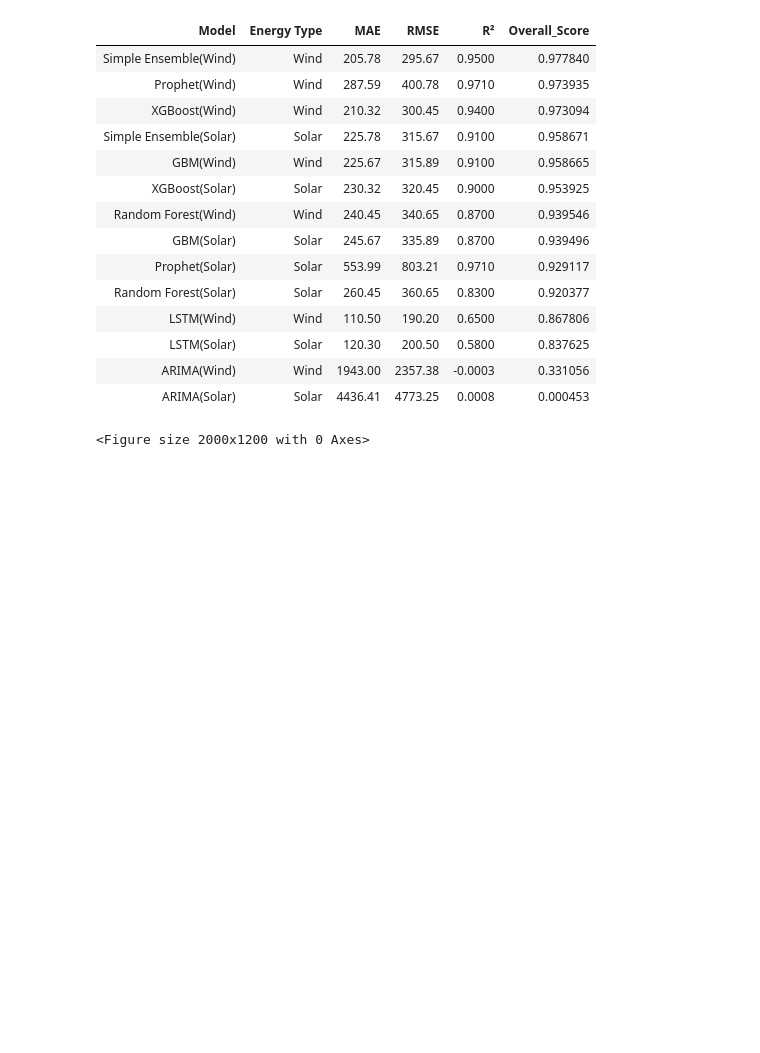
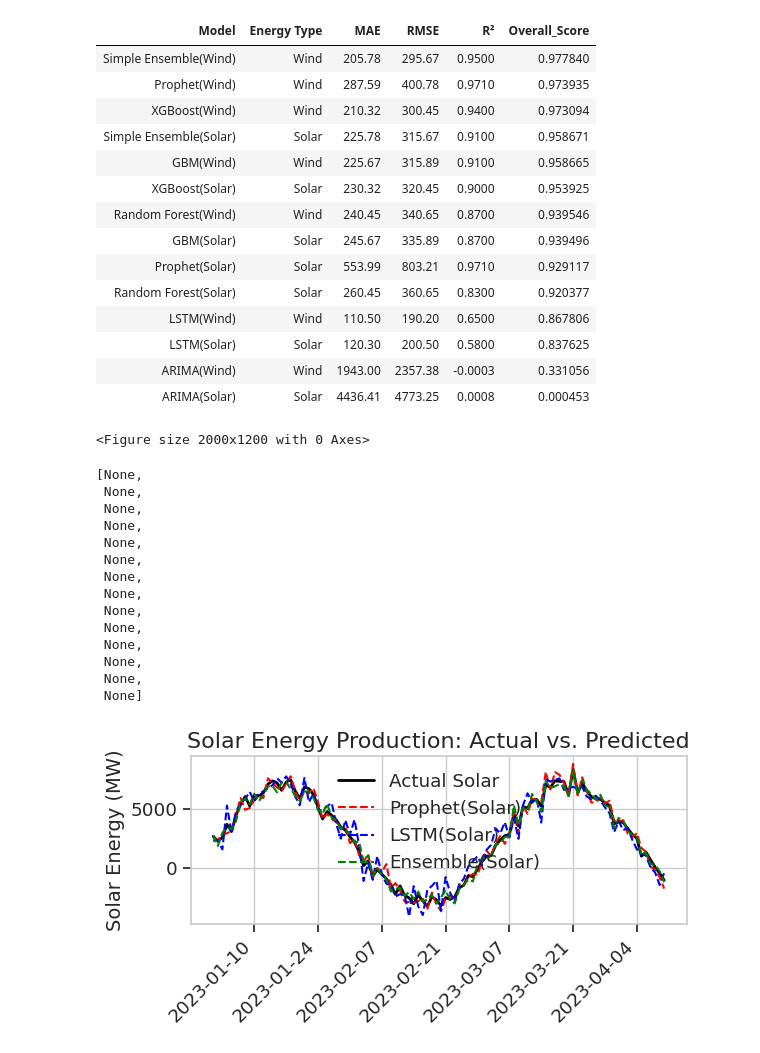
Before and after one commit to TiffanyPanchum/Renewable-Energy-Prediction, a Jupyter notebook: notebooks/Model_Analysis.ipynb, the cells around one changed output. Saved outputs shown, nothing was run; the diff lists cells and outputs as text; code cells hidden in the pictures; blank space fills up the shorter version.

Commit message:
Plot for Solar Energy Predictions

```diff
--- a/notebooks/Model_Analysis.ipynb
+++ b/notebooks/Model_Analysis.ipynb
@@ -184,3 +184,33 @@ fig = plt.figure(figsize=(20, 12))
 gs = gridspec.GridSpec(2, 1, height_ratios=[1, 1])
 # %% [output]
 <Figure size 2000x1200 with 0 Axes>
+# %%
+
+# Solar Energy Predictions
+ax1 = plt.subplot(gs[0])
+ax1.plot(dates, actual_solar, 'k-', label='Actual Solar', linewidth=2)
+ax1.plot(dates, prophet_solar_pred, 'r--', label='Prophet(Solar)', linewidth=1.5)
+ax1.plot(dates, lstm_solar_pred, 'b--', label='LSTM(Solar)', linewidth=1.5)
+ax1.plot(dates, ensemble_solar_pred, 'g--', label='Ensemble(Solar)', linewidth=1.5)
+ax1.set_title('Solar Energy Production: Actual vs. Predicted', fontsize=16)
+ax1.set_ylabel('Solar Energy (MW)', fontsize=14)
+ax1.xaxis.set_major_formatter(mdates.DateFormatter('%Y-%m-%d'))
+ax1.xaxis.set_major_locator(mdates.WeekdayLocator(interval=2))
+ax1.legend()
+plt.setp(ax1.xaxis.get_majorticklabels(), rotation=45, ha='right')
+# %% [output]
+[None,
+ None,
+ None,
+ None,
+ None,
+ None,
+ None,
+ None,
+ None,
+ None,
+ None,
+ None,
+ None,
+ None]
+[figure, added]
```
